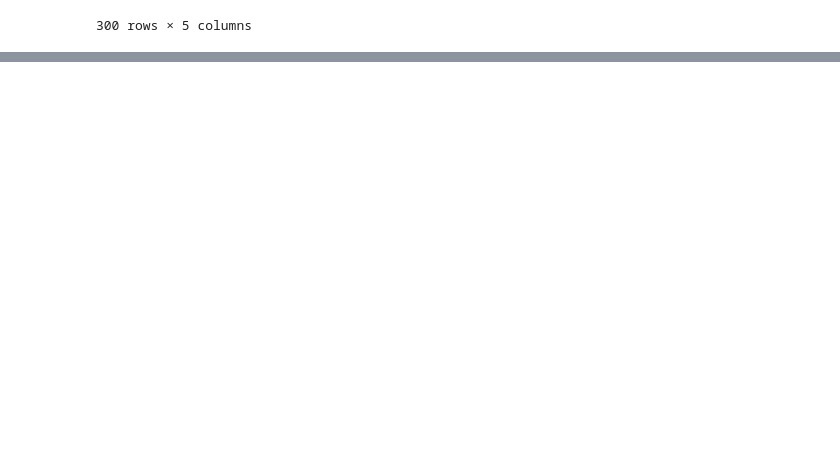
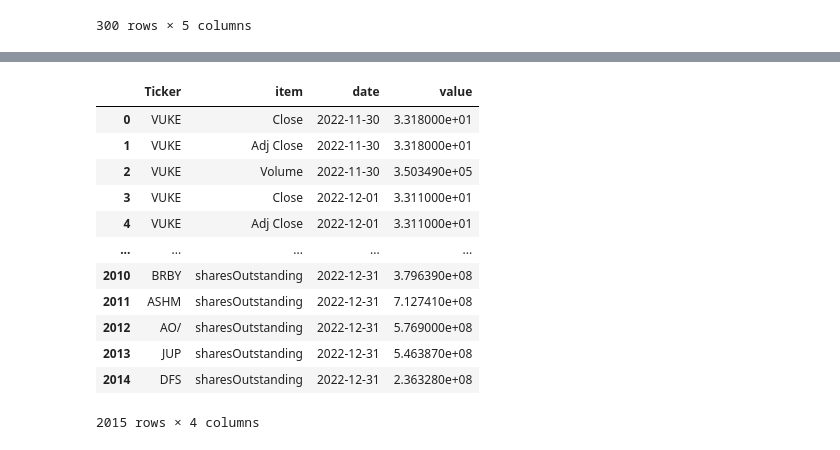
Before and after one commit to nikulpatel3141/UK-Short-Tracker, a Jupyter notebook: Notebooks/process_scripting.ipynb, the cells around one changed output, grey strips where cells are left out. Saved outputs shown, nothing was run; the diff lists cells and outputs as text; code cells hidden in the pictures; blank space fills up the shorter version.

```diff
--- a/Notebooks/process_scripting.ipynb
+++ b/Notebooks/process_scripting.ipynb
@@ -283,0 +312,18 @@ cur_discl
+# %%
+engine = create_engine(CONN_STR)
+# %%
+from short_tracker.config import (
+    CONN_STR,
+    MAX_DATA_AGE,
+    TOP_N_SHORTS,
+    UK_MKT_TICKER,
+)
+from short_tracker.schemas import (
+    SEC_METADATA_TABLE,
+    MKT_DATA_TABLE,
+    SHORT_DISCL_TABLE,
+)
+
+isin_ticker_map = pd.read_sql_table(SEC_METADATA_TABLE, con=engine)
+mkt_data = pd.read_sql_table(MKT_DATA_TABLE, con=engine, parse_dates=[DATE_COL])
+discl_data = pd.read_sql_table(SHORT_DISCL_TABLE, con=engine, parse_dates=[DATE_COL])
@@ -283,0 +350,16 @@ cur_discl
+# %%
+mkt_data
+# %% [output]
+|  | Ticker | item | date | value |
+| 0 | VUKE | Close | 2022-11-30 | 3.318000e+01 |
+| 1 | VUKE | Adj Close | 2022-11-30 | 3.318000e+01 |
+| 2 | VUKE | Volume | 2022-11-30 | 3.503490e+05 |
+| 3 | VUKE | Close | 2022-12-01 | 3.311000e+01 |
+| 4 | VUKE | Adj Close | 2022-12-01 | 3.311000e+01 |
+| ... | ... | ... | ... | ... |
+| 2010 | BRBY | sharesOutstanding | 2022-12-31 | 3.796390e+08 |
+| 2011 | ASHM | sharesOutstanding | 2022-12-31 | 7.127410e+08 |
+| 2012 | AO/ | sharesOutstanding | 2022-12-31 | 5.769000e+08 |
+| 2013 | JUP | sharesOutstanding | 2022-12-31 | 5.463870e+08 |
+| 2014 | DFS | sharesOutstanding | 2022-12-31 | 2.363280e+08 |
+2015 rows × 4 columns
```
Also changed, not shown: parts of 15 cells of this notebook, 2 other files.
